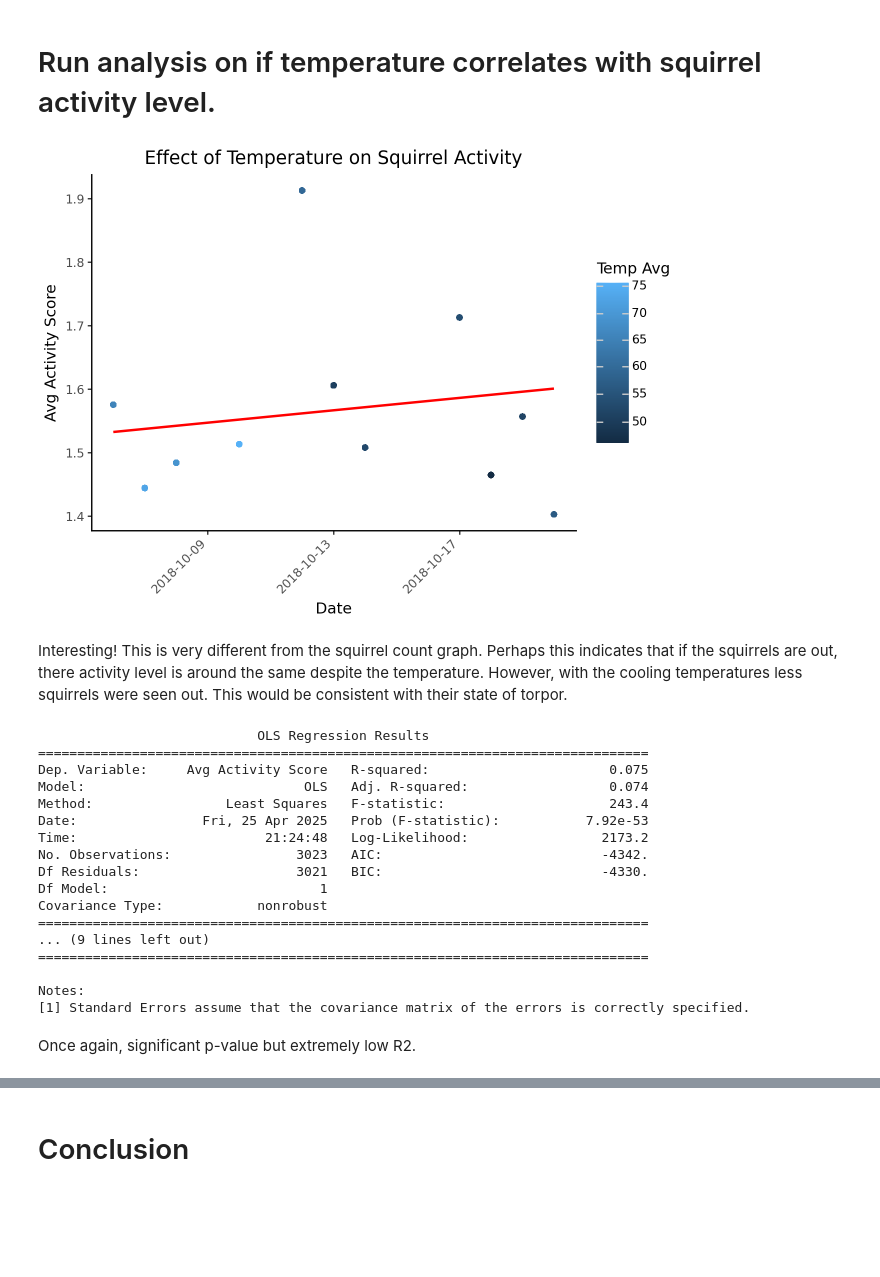
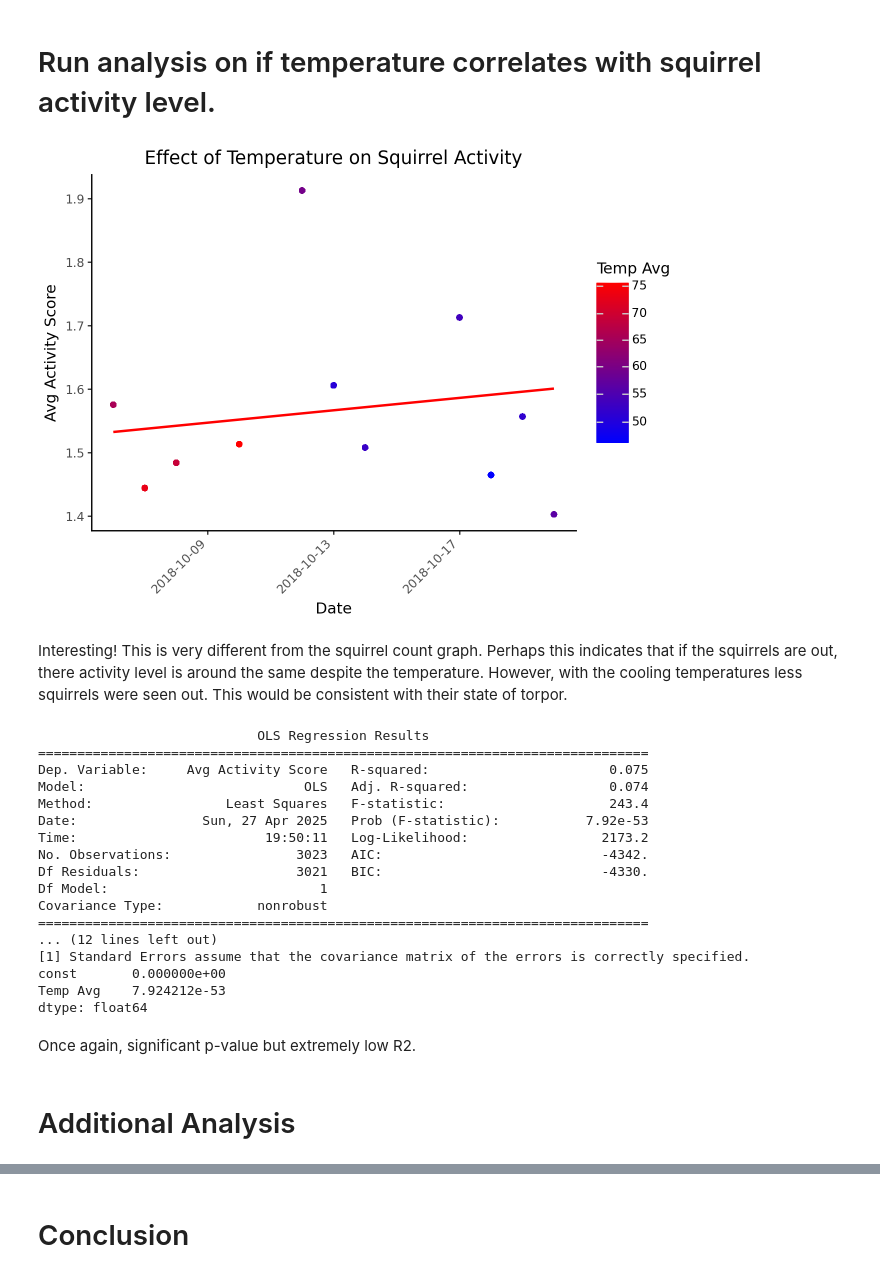
Before and after one commit to envirodatascience/final-project-go-squirrels, a Jupyter notebook: Sophie's_Squirrel_Notebook.ipynb, the cells around one changed output, grey strips where cells are left out. Saved outputs shown, nothing was run; the diff lists cells and outputs as text; code cells hidden in the pictures; blank space fills up the shorter version.

```diff
--- a/Sophie's_Squirrel_Notebook.ipynb
+++ b/Sophie's_Squirrel_Notebook.ipynb
@@ -543,16 +554,16 @@ merged_df['Temp Avg'] = pd.to_numeric(merged_df['Temp Avg'], errors='coerce')
 # %%
 (
        ggplot(merged_df, aes(x='Date', y='Avg Activity Score', color='Temp Avg'))
        + geom_point(alpha=0.5)  # Add alpha for transparency
        + geom_smooth(method='lm', se=False, color='red')  # Make the line red for visibility
        + scale_x_datetime()  # Use scale_x_datetime for date values
-       + scale_color_gradient()
+       + scale_color_gradient(low = 'blue', high = 'red')  # Select gradient colors for visibility of when it gets cold
        + theme_classic()
        + theme(axis_text_x=element_text(rotation=45, hjust=1))
        + labs(title="Effect of Temperature on Squirrel Activity", x="Date", y="Avg Activity Score")
    )
 # %% [output]
-[figure, old version]
+[figure, new version]
 # %% [markdown]
 Interesting! This is very different from the squirrel count graph. Perhaps this indicates that if the squirrels are out, there activity level is around the same despite the temperature. However, with the cooling temperatures less squirrels were seen out. This would be consistent with their state of torpor.
 # %%
@@ -562,23 +573,26 @@ X = sm.add_constant(X)
 model = sm.OLS(y, X)
 results = model.fit()
 print(results.summary())
+print(results.pvalues)
 # %% [output]
                             OLS Regression Results
 ==============================================================================
 Dep. Variable:     Avg Activity Score   R-squared:                       0.075
 Model:                            OLS   Adj. R-squared:                  0.074
 Method:                 Least Squares   F-statistic:                     243.4
-Date:                Fri, 25 Apr 2025   Prob (F-statistic):           7.92e-53
-Time:                        21:24:48   Log-Likelihood:                 2173.2
+Date:                Sun, 27 Apr 2025   Prob (F-statistic):           7.92e-53
+Time:                        19:50:11   Log-Likelihood:                 2173.2
 No. Observations:                3023   AIC:                            -4342.
 Df Residuals:                    3021   BIC:                            -4330.
 Df Model:                           1
 Covariance Type:            nonrobust
 ==============================================================================
-... (9 lines left out)
-==============================================================================
-
-Notes:
+... (12 lines left out)
 [1] Standard Errors assume that the covariance matrix of the errors is correctly specified.
+const       0.000000e+00
+Temp Avg    7.924212e-53
+dtype: float64
 # %% [markdown]
 Once again, significant p-value but extremely low R2.
+# %% [markdown]
+# Additional Analysis
```
Also changed, not shown: parts of 41 cells of this notebook.
